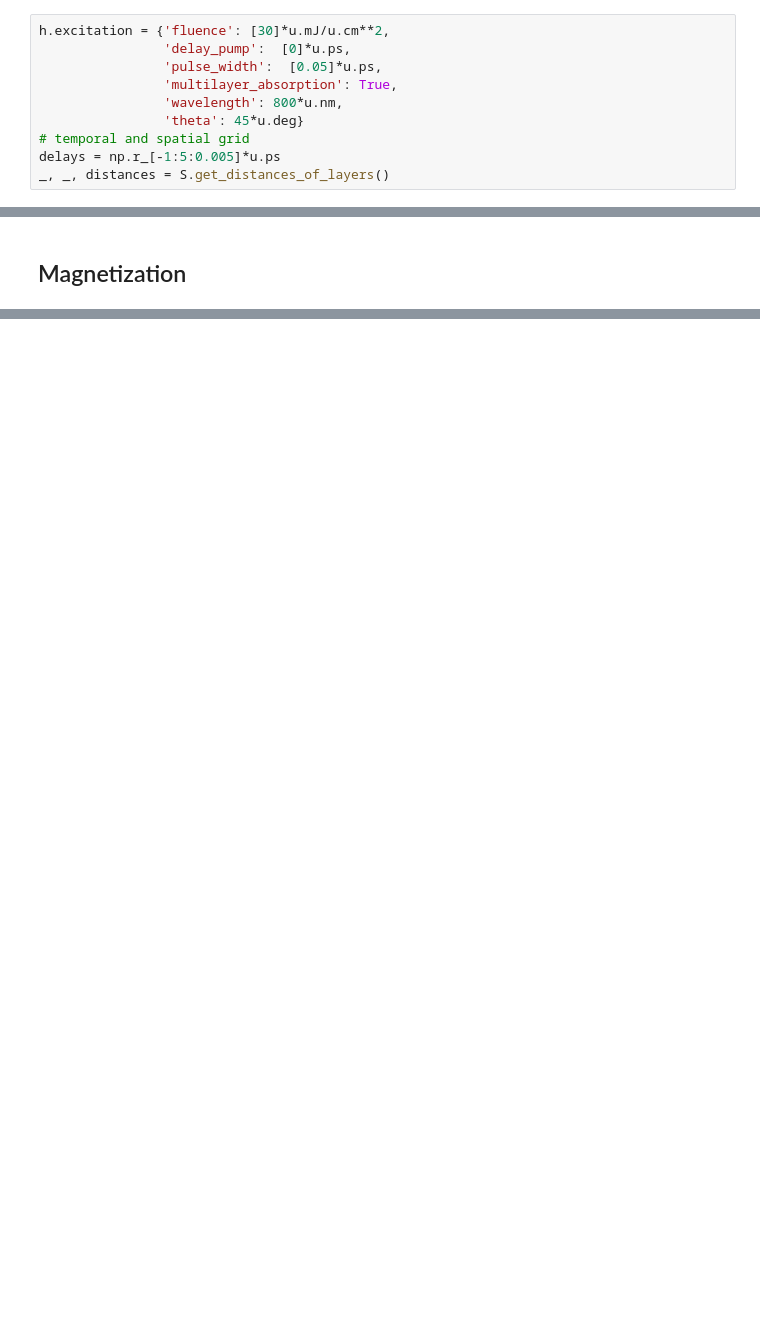
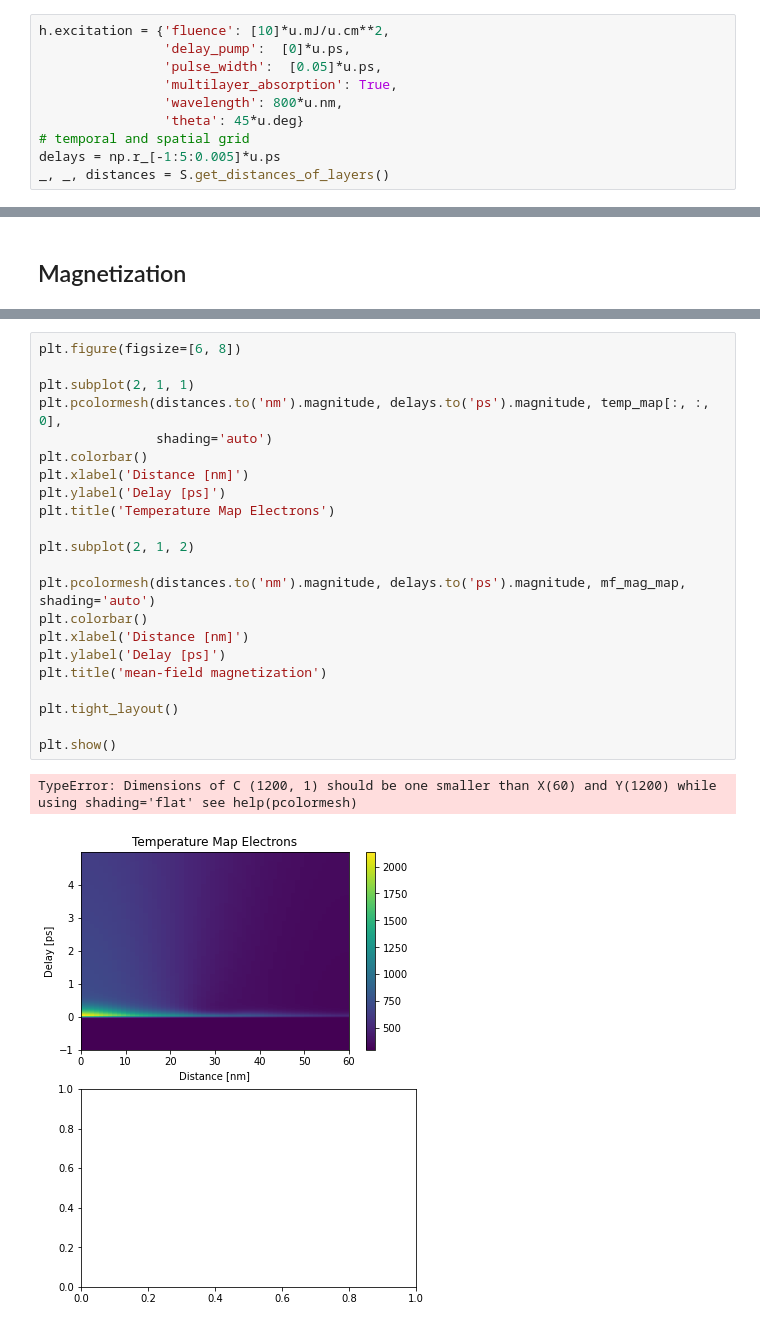
Before and after one commit to dschick/udkm1Dsim, a Jupyter notebook: docs/source/examples/LLB.ipynb, the cells around one changed output, grey strips where cells are left out. Saved outputs shown, nothing was run; the diff lists cells and outputs as text; blank space fills up the shorter version.

```diff
--- a/docs/source/examples/LLB.ipynb
+++ b/docs/source/examples/LLB.ipynb
@@ -109,7 +225,7 @@ h = ud.Heat(S, True)
 h.save_data = False
 h.disp_messages = True
 # %%
-h.excitation = {'fluence': [30]*u.mJ/u.cm**2,
+h.excitation = {'fluence': [10]*u.mJ/u.cm**2,
                 'delay_pump':  [0]*u.ps,
                 'pulse_width':  [0.05]*u.ps,
                 'multilayer_absorption': True,
@@ -201,0 +375,25 @@ array([[0., 0., 0., ..., 0., 0., 0.],
+# %%
+plt.figure(figsize=[6, 8])
+
+plt.subplot(2, 1, 1)
+plt.pcolormesh(distances.to('nm').magnitude, delays.to('ps').magnitude, temp_map[:, :, 0],
+               shading='auto')
+plt.colorbar()
+plt.xlabel('Distance [nm]')
+plt.ylabel('Delay [ps]')
+plt.title('Temperature Map Electrons')
+
+plt.subplot(2, 1, 2)
+
+plt.pcolormesh(distances.to('nm').magnitude, delays.to('ps').magnitude, mf_mag_map, shading='auto')
+plt.colorbar()
+plt.xlabel('Distance [nm]')
+plt.ylabel('Delay [ps]')
+plt.title('mean-field magnetization')
+
+plt.tight_layout()
+
+plt.show()
+# %% [output]
+TypeError: Dimensions of C (1200, 1) should be one smaller than X(60) and Y(1200) while using shading='flat' see help(pcolormesh)
+[figure, added]
```
Also changed, not shown: parts of 22 cells of this notebook.
